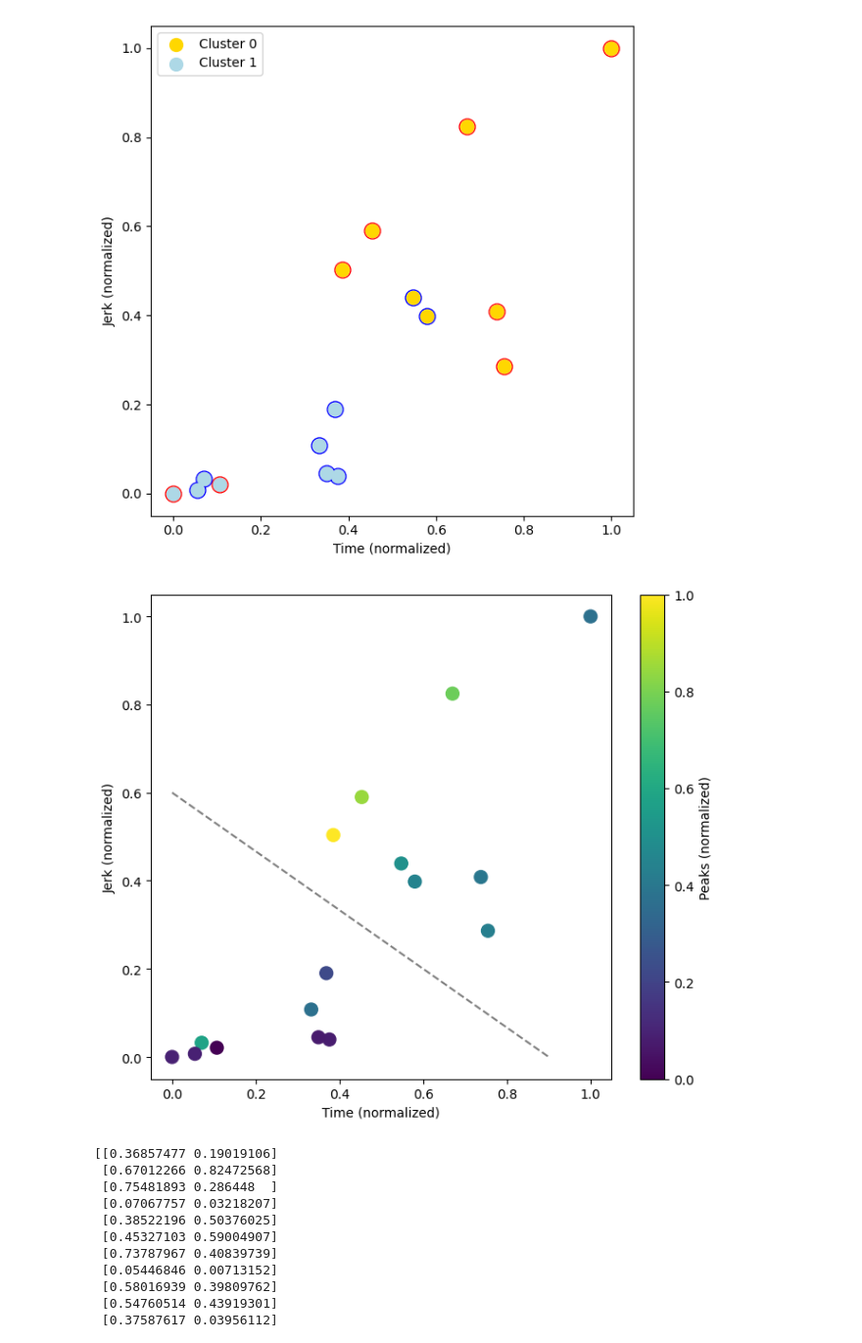
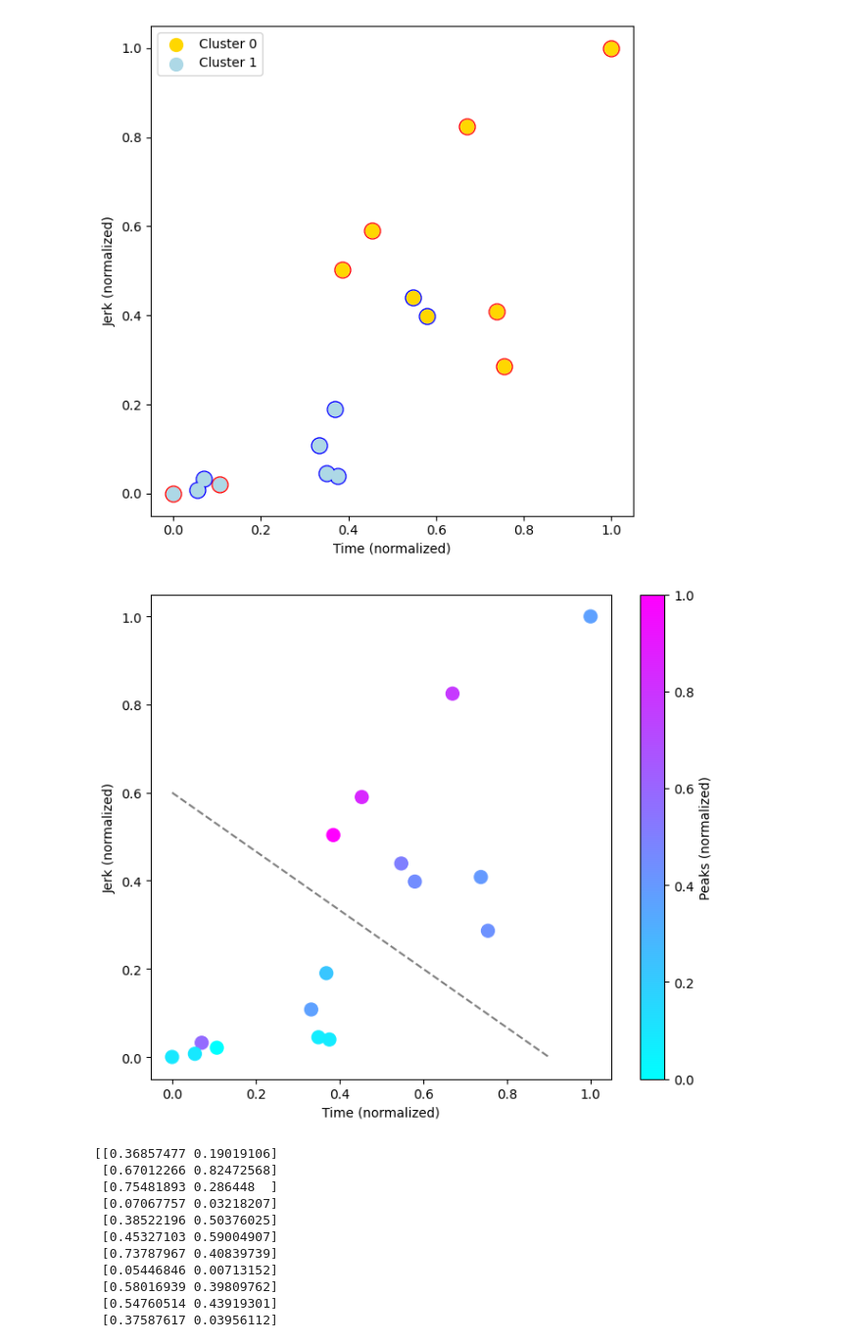
Before and after one commit to doertiboy/MasterStudy, a Jupyter notebook: 03_Clustering.ipynb, the cells around one changed output. Shown at 98% size. Saved outputs shown, nothing was run; the diff lists cells and outputs as text; code cells hidden in the pictures.

```diff
--- a/03_Clustering.ipynb
+++ b/03_Clustering.ipynb
@@ -186,35 +186,35 @@ The PostScript backend does not support transparency; partially transparent arti
 # %%
 # Dataset including peaks
 dataset = np.column_stack((time, jerk, peaks))
 
 # Count male and female in each cluster
 female_counts = {}
 male_counts = {}
 for cluster_label in range(2):
     female_counts[cluster_label] = np.sum((gender == 0) & (kmeans.labels_ == cluster_label))
     male_counts[cluster_label] = np.sum((gender == 1) & (kmeans.labels_ == cluster_label))
 
 # Plotting clustered scatter plot with peak values as color
 plt.figure(figsize=(7, 6))
 
 # Use a colormap to indicate peak values
-scatter = plt.scatter(dataset[:, 0], dataset[:, 1], c=dataset[:, 2], cmap='viridis', s=100)
+scatter = plt.scatter(dataset[:, 0], dataset[:, 1], c=dataset[:, 2], cmap='cool', s=100) #YlGnBu #cool
 plt.xlabel('Time (normalized)')
 plt.ylabel('Jerk (normalized)')
 
 # Add colorbar to show the scale of peaks
 colorbar = plt.colorbar(scatter)
 colorbar.set_label('Peaks (normalized)')
 
 # Separate clusters by line
 plt.plot([0, 0.9], [0.6, 0], color='grey', linestyle='--')
 
 plt.tight_layout()
 plt.savefig('Plots/clusterTimeJerkPeaks.eps')
 plt.savefig('../MasterThesis/figures/clusterTimeJerkPeaks.eps')
 plt.show()
 # %% [output]
-[figure, old version]
+[figure, new version]
 # %%
 print(time_jerk)
 # %% [output]
```
Also changed, not shown: 32 other files.
